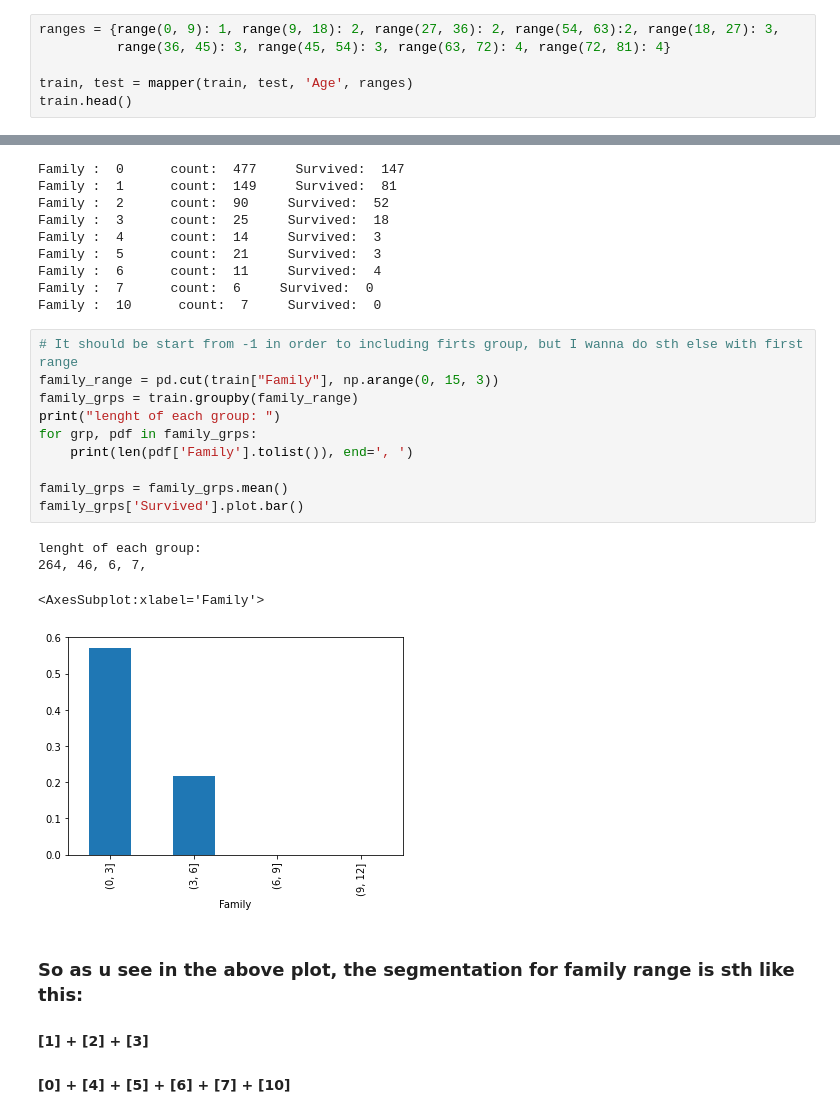
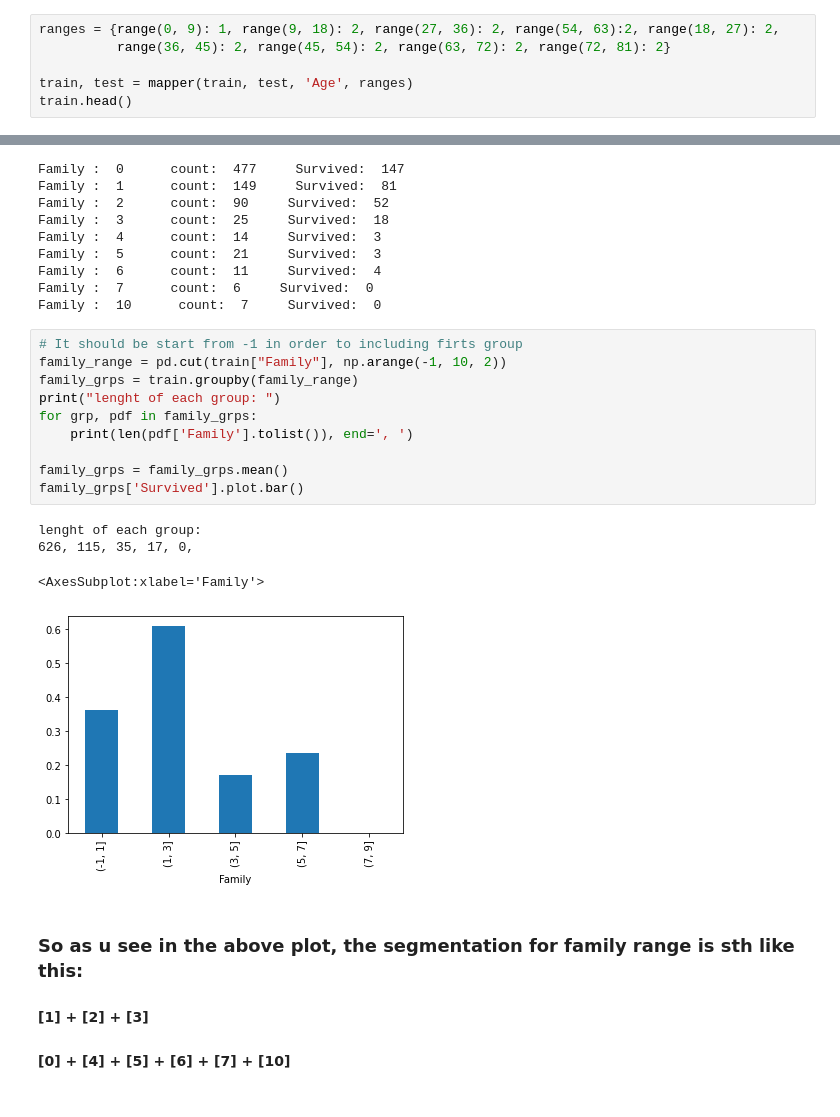
Before and after one commit to nahbos/Machine-Learning, a Jupyter notebook: ID3-Perceptron-Titanic.ipynb, the cells around one changed output, grey strips where cells are left out. Cells and saved outputs as stored; diff of their text form.

```diff
--- a/ID3-Perceptron-Titanic.ipynb
+++ b/ID3-Perceptron-Titanic.ipynb
@@ -280,8 +280,8 @@ lenght of each group:
 #### [63-72] + [72-81]
 ##### --> The last segment is because of last 12 datas, which just one of them survived and that 0.5% bar is because of that person in the group with size of 2
 # %%
-ranges = {range(0, 9): 1, range(9, 18): 2, range(27, 36): 2, range(54, 63):2, range(18, 27): 3,
-          range(36, 45): 3, range(45, 54): 3, range(63, 72): 4, range(72, 81): 4}
+ranges = {range(0, 9): 1, range(9, 18): 2, range(27, 36): 2, range(54, 63):2, range(18, 27): 2,
+          range(36, 45): 2, range(45, 54): 2, range(63, 72): 2, range(72, 81): 2}
 
 train, test = mapper(train, test, 'Age', ranges)
 train.head()
@@ -347,20 +347,20 @@ Family :  6      count:  11     Survived:  4
 Family :  7      count:  6     Survived:  0
 Family :  10      count:  7     Survived:  0
 # %%
-# It should be start from -1 in order to including firts group, but I wanna do sth else with first range
-family_range = pd.cut(train["Family"], np.arange(0, 15, 3))
+# It should be start from -1 in order to including firts group
+family_range = pd.cut(train["Family"], np.arange(-1, 10, 2))
 family_grps = train.groupby(family_range)
 print("lenght of each group: ")
 for grp, pdf in family_grps:
     print(len(pdf['Family'].tolist()), end=', ')
 
 family_grps = family_grps.mean()
 family_grps['Survived'].plot.bar()
 # %% [output]
 lenght of each group:
-264, 46, 6, 7,
+626, 115, 35, 17, 0,
 <AxesSubplot:xlabel='Family'>
-[figure, old version]
+[figure, new version]
 # %% [markdown]
 ### So as u see in the above plot, the segmentation for family range is sth like this:
 #### [1] + [2] + [3]
```
Also changed, not shown: parts of 13 cells of this notebook.
